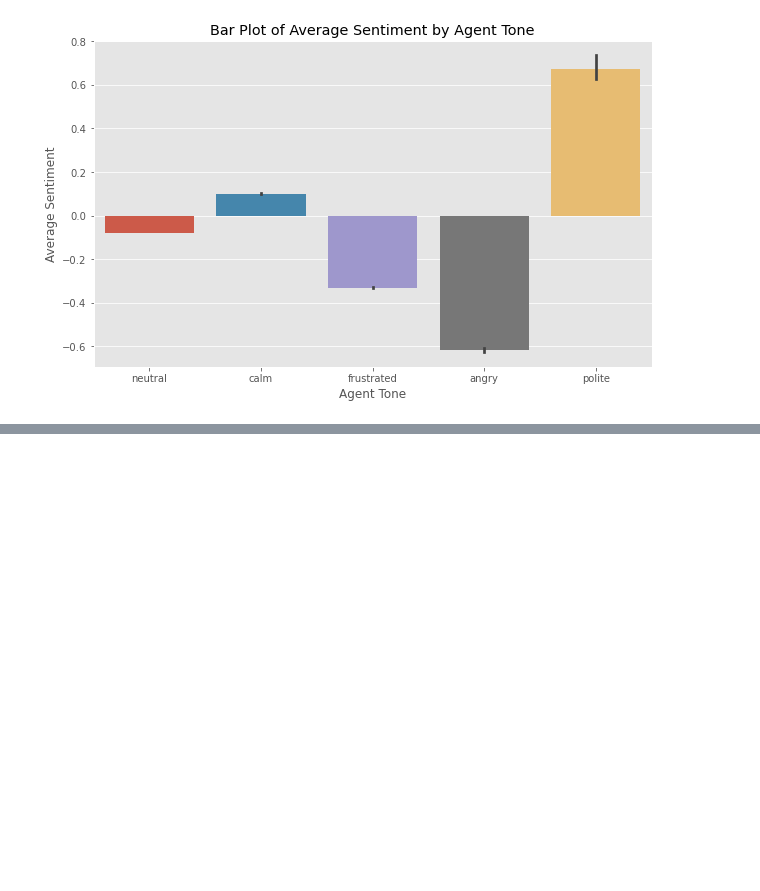
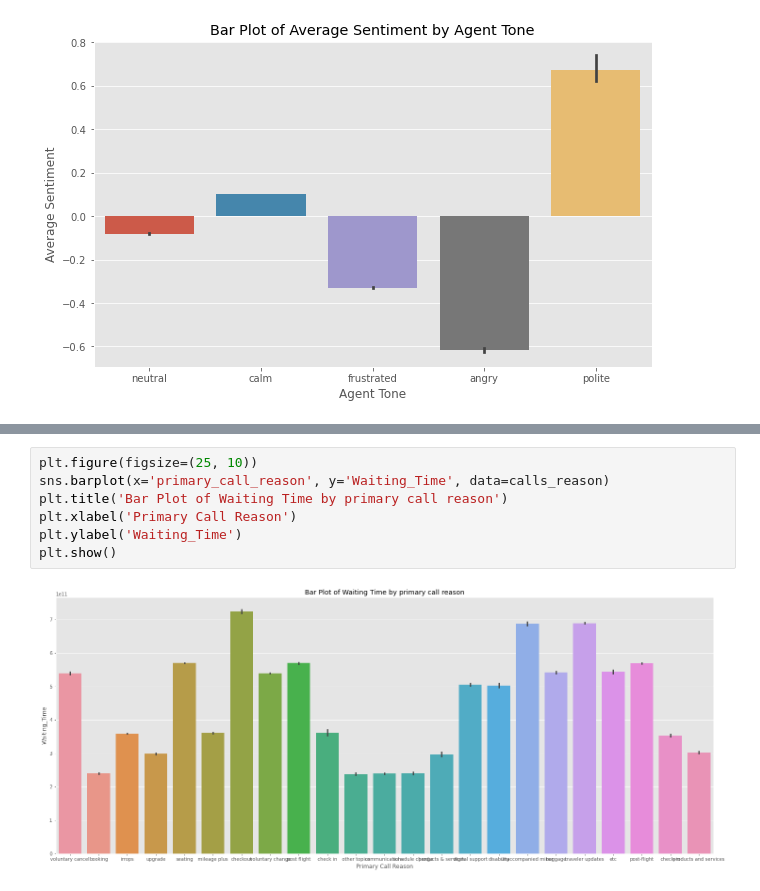
Before and after one commit to NaheedAnju/BlueMoon, a Jupyter notebook: United_Airlines.ipynb, the cells around one changed output, grey strips where cells are left out. Cells and saved outputs as stored; diff of their text form; blank space fills up the shorter version.

```diff
--- a/United_Airlines.ipynb
+++ b/United_Airlines.ipynb
@@ -360,0 +470,9 @@ plt.show()
+# %%
+plt.figure(figsize=(25, 10))
+sns.barplot(x='primary_call_reason', y='Waiting_Time', data=calls_reason)
+plt.title('Bar Plot of Waiting Time by primary call reason')
+plt.xlabel('Primary Call Reason')
+plt.ylabel('Waiting_Time')
+plt.show()
+# %% [output]
+[figure, added]
```
Also changed, not shown: parts of 25 cells of this notebook.
